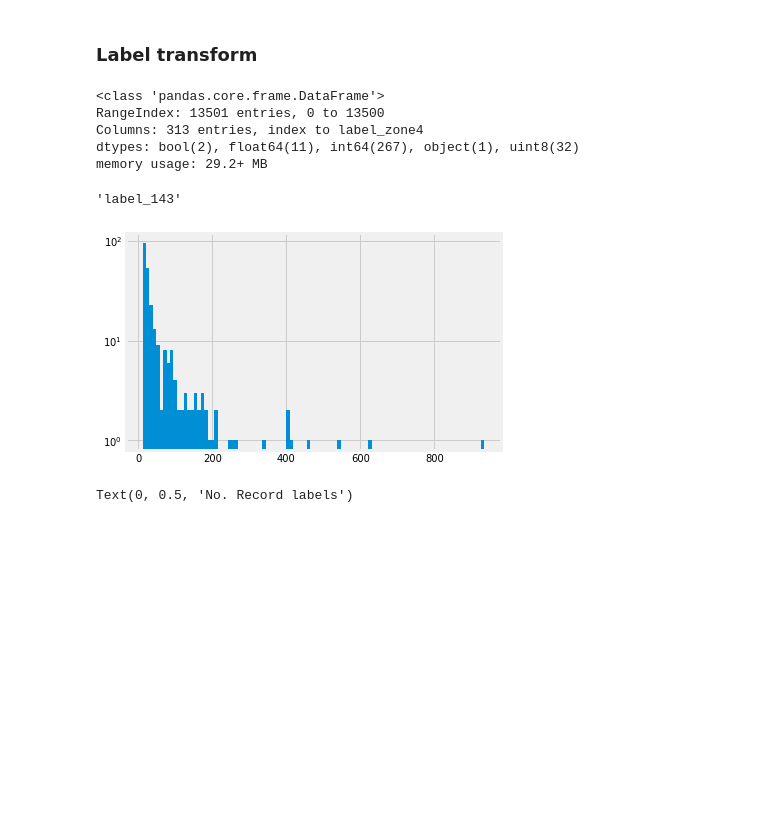
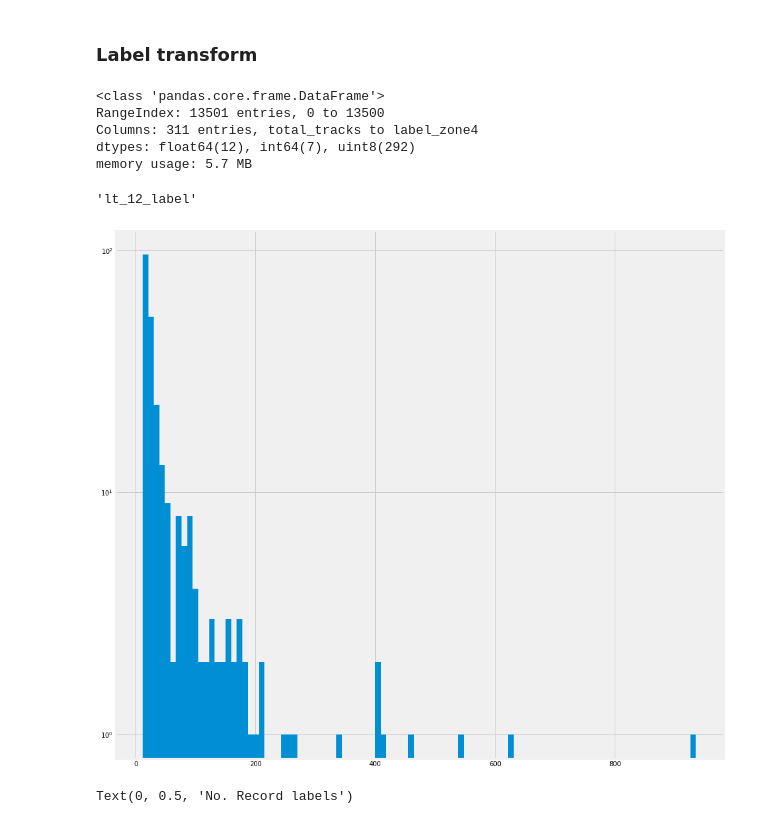
Before and after one commit to Greenford/billboard, a Jupyter notebook: pipe.ipynb, the cells around one changed output. Cells and saved outputs as stored; diff of their text form; code cells hidden in the pictures; blank space fills up the shorter version.

Commit message:
pipe edits

```diff
--- a/pipe.ipynb
+++ b/pipe.ipynb
@@ -139,28 +142,27 @@ np.sum(df.release_date_precision=='day')
 # %%
-bbd = pipe.BillboardData()
-bbd.transform_for_models()
+bbd.dummyize_record_label()
 df = bbd.df
 df.info()
 # %% [output]
 <class 'pandas.core.frame.DataFrame'>
 RangeIndex: 13501 entries, 0 to 13500
-Columns: 313 entries, index to label_zone4
-dtypes: bool(2), float64(11), int64(267), object(1), uint8(32)
-memory usage: 29.2+ MB
+Columns: 311 entries, total_tracks to label_zone4
+dtypes: float64(12), int64(7), uint8(292)
+memory usage: 5.7 MB
 # %%
 tdf = df.copy()
 # %%
-tdf.columns[55]
+tdf.columns[52]
 # %% [output]
-'label_143'
+'lt_12_label'
 # %%
-labelcounts = [np.sum(tdf[column]) for column in tdf.columns[55:]]
+labelcounts = [np.sum(tdf[column]) for column in tdf.columns[53:]]
 # %%
-fig, ax = plt.subplots()
+fig, ax = plt.subplots(figsize=(15,15))
 ax.hist(labelcounts, bins=100)
 ax.set_yscale('log')
 # %% [output]
-[figure, old version]
+[figure, new version]
 # %%
 x = np.arange(0, 30)
 y = np.array([np.sum([np.sum(tdf[column])>i for column in tdf.columns[54:]]) for i in x])
```
Also changed, not shown: parts of 8 cells of this notebook, 2 other files.
